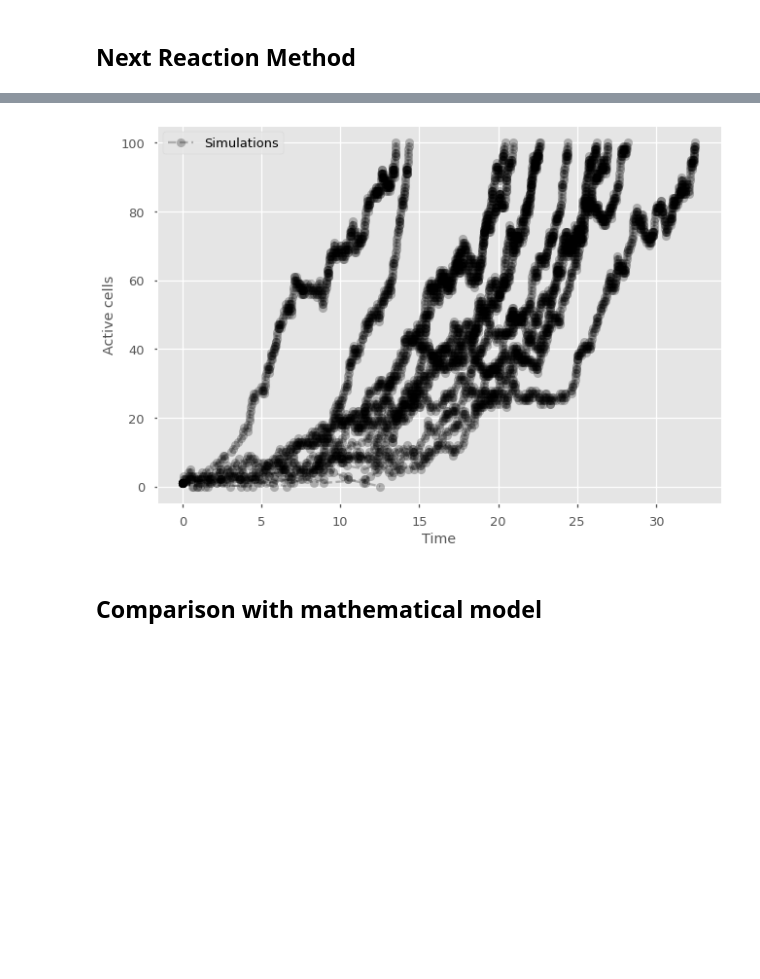
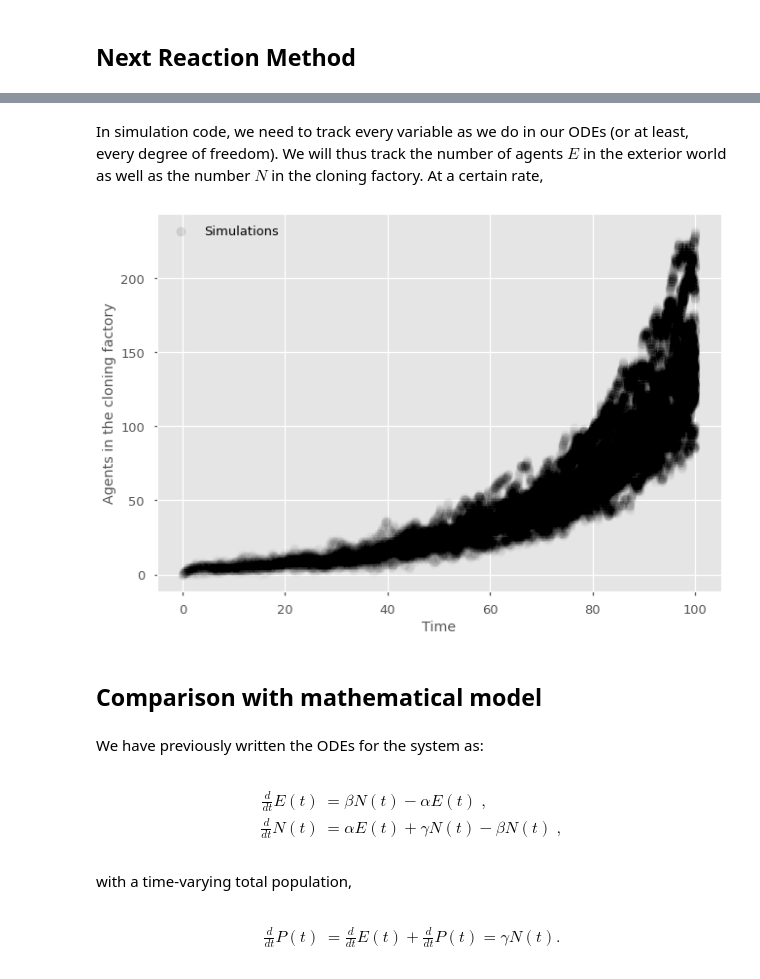
Before and after one commit to cosmo-notes/mean-field, a Jupyter notebook: _build/jupyter_execute/chapters/simulations.ipynb, the cells around one changed output, grey strips where cells are left out. Cells and saved outputs as stored; diff of their text form; code cells hidden in the pictures; blank space fills up the shorter version.

```diff
--- a/_build/jupyter_execute/chapters/simulations.ipynb
+++ b/_build/jupyter_execute/chapters/simulations.ipynb
@@ -19,55 +41,84 @@ Bla bla introduce a cell division example...
+# %% [markdown]
+In simulation code, we need to track every variable as we do in our ODEs (or at least, every degree of freedom). We will thus track the number of agents $E$ in the exterior world as well as the number $N$ in the cloning factory. At a certain rate,
 # %%
 import random
 import matplotlib.pyplot as plt
 import numpy as np
 plt.style.use(['ggplot', 'seaborn-talk'])
 
 #parameters
-P_division = 1/2
-P_death = 1/3
+alpha = 1/4
+beta = 1/2
+gamma = 1/10
+
+#observables
+history = np.zeros(1)
+times = np.zeros(1)
 
 #for each simulation
 for sims in range(25):
 
     #initial conditions
-    active_cells = 1
+    E = 10
+    N = 0
     time = 0
-    history = np.ones(1)
-    times = np.zeros(1)
 
     #for each generation
-    while active_cells < 100 and active_cells > 0:
+    while time < 100:
 
         #calculate total rate R
-        R_div = P_division*active_cells
-        R_death = P_death*active_cells
-        R = R_div + R_death
+        R_enter = E*alpha
+        R_exit = N*beta
+        R_clone = N*gamma
+        R = R_enter + R_exit + R_clone
 
         #draw time to next event and event type
         tau = np.random.exponential(scale=1/R)
-        if random.random() < R_div/R:
-            active_cells+=1
-        else:
-            active_cells-=1
+        random_number = random.random()
+        if random_number < R_enter/R: #entrance
+            E-=1
+            N+=1
+        elif random_number < (R_enter+R_exit)/R: #exit
+            E+=1
+            N-=1
+        else: #cloning
+            N+=1
 
         #update history
         time = time+tau
-        history = np.append(history, active_cells)
+        history = np.append(history, N)
         times = np.append(times, time)
 
-    #print time series
-    plt.plot(times,history, marker="o", ls='--', color='black', alpha=0.25)
+#print time series
+plt.scatter(times,history, marker="o", color='black', alpha=0.01)
 
 #Add null simulation with label in legend and label the axes
-plt.plot(0,1, marker="o", ls='--', color='black', alpha=0.25, label='Simulations')
-plt.legend()
-plt.ylabel('Active cells')
+plt.scatter(0,0, marker="o", color='black', alpha=0.10, label='Simulations')
+plt.legend(frameon=False)
+plt.ylabel('Agents in the cloning factory')
 plt.xlabel('Time')
 plt.show()
 # %% [output]
-[figure, old version]
+[figure, new version]
 # %% [markdown]
 ## Comparison with mathematical model
+# %% [markdown]
+We have previously written the ODEs for the system as:
+# %% [markdown]
+$$
+\begin{align}
+\frac{d}{dt}E(t) &= \beta N(t) - \alpha E(t) \; , \\
+\frac{d}{dt}N(t) &= \alpha E(t) + \gamma N(t) - \beta N(t) \; ,
+\end{align}
+$$
+# %% [markdown]
+with a time-varying total population,
+# %% [markdown]
+$$
+\begin{align}
+\frac{d}{dt}P(t) &= \frac{d}{dt}E(t) + \frac{d}{dt}P(t) = \gamma N(t) .
+\end{align}
+$$
 # %%
 import numpy as np
 import matplotlib.pyplot as plt
```
Also changed, not shown: parts of 9 cells of this notebook, 16 other files.
